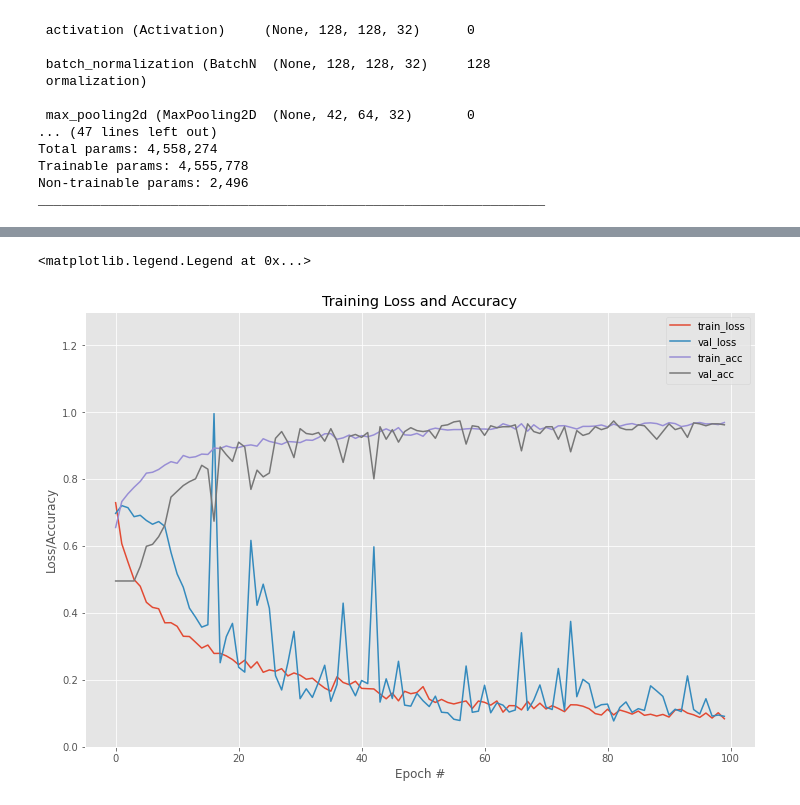
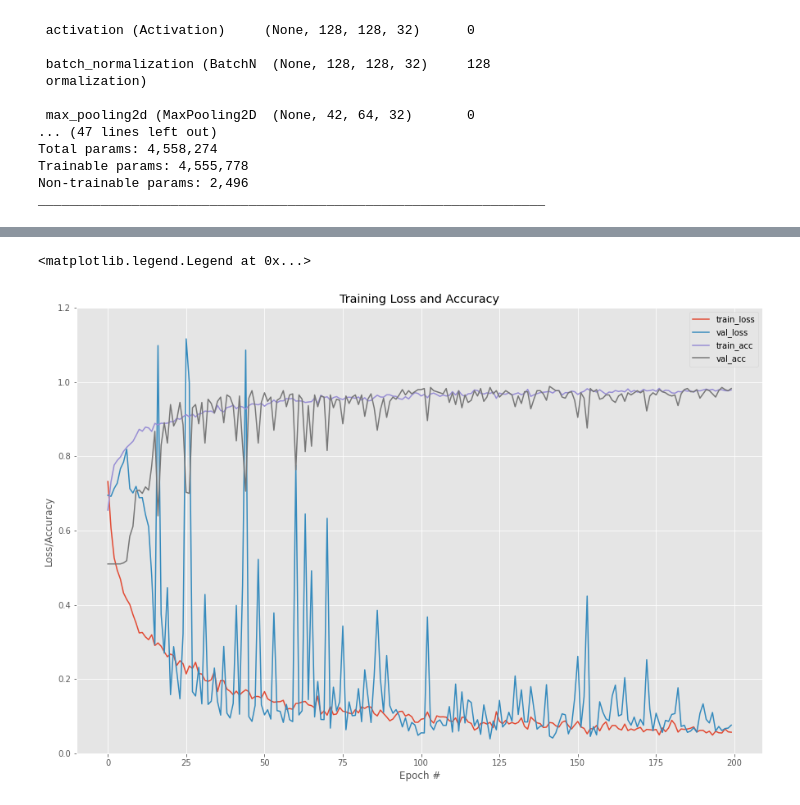
Before and after one commit to Absiinator/lunettes, a Jupyter notebook: gender_prediction.ipynb, the cells around one changed output, grey strips where cells are left out. Cells and saved outputs as stored; diff of their text form; code cells hidden in the pictures.

```diff
--- a/gender_prediction.ipynb
+++ b/gender_prediction.ipynb
@@ -15,7 +15,7 @@ import os
 import glob
 # %%
 # initial parameters
-epochs = 100
+epochs = 200
 lr = 1e-4
 batch_size = 64
 img_dims = (128,128,3)
@@ -71,49 +71,34 @@ def build(width, height, depth, classes):
         inputShape = (depth, height, width)
         chanDim = 1
 
-    # The axis that should be normalized, after a Conv2D layer with data_format="channels_first",
-    # set axis=1 in BatchNormalization.
 
-    model.add(Conv2D(16, (3,3), padding="same", input_shape=inputShape))
+    model.add(Conv2D(32, (5,5), padding="same", input_shape=inputShape))
     model.add(Activation("relu"))
     model.add(BatchNormalization(axis=chanDim))
-    model.add(MaxPooling2D(pool_size=(3,3)))
-
-    model.add(Conv2D(16, (3,3), padding="same"))
-    model.add(Activation("relu"))
-    model.add(BatchNormalization(axis=chanDim))
-
-
-    model.add(Conv2D(32, (3,3), padding="same"))
-    model.add(Activation("relu"))
-    model.add(BatchNormalization(axis=chanDim))
-    model.add(MaxPooling2D(pool_size=(3,3)))
-
-    model.add(Conv2D(32, (3,3), padding="same"))
-    model.add(Activation("relu"))
-    model.add(BatchNormalization(axis=chanDim))
-
+    model.add(MaxPooling2D(pool_size=(3,2)))
 
     model.add(Conv2D(64, (3,3), padding="same"))
     model.add(Activation("relu"))
     model.add(BatchNormalization(axis=chanDim))
+    model.add(MaxPooling2D(pool_size=(3,2)))
 
-    model.add(Conv2D(64, (3,3), padding="same"))
+    model.add(Conv2D(128, (3,3), padding="same"))
     model.add(Activation("relu"))
     model.add(BatchNormalization(axis=chanDim))
-    model.add(MaxPooling2D(pool_size=(2,2)))
+    model.add(MaxPooling2D(pool_size=(3,2)))
+
 
     model.add(Flatten())
 
     model.add(Dense(512))
     model.add(Activation("relu"))
     model.add(BatchNormalization())
-    model.add(Dropout(0.1))
+    model.add(Dropout(0.2))
 
     model.add(Dense(512))
     model.add(Activation("relu"))
     model.add(BatchNormalization())
-    model.add(Dropout(0.1))
+    model.add(Dropout(0.2))
 
     model.add(Dense(classes))
     model.add(Activation("sigmoid"))
@@ -231,24 +170,21 @@ Epoch 100/100
 # %%
 # plot training/validation loss/accuracy
 plt.style.use("ggplot")
-plt.figure(figsize=(12, 8))
+plt.figure(figsize=(15, 10))
 N = epochs
 plt.plot(np.arange(0,N), H.history["loss"], label="train_loss")
 plt.plot(np.arange(0,N), H.history["val_loss"], label="val_loss")
 plt.plot(np.arange(0,N), H.history["accuracy"], label="train_acc")
 plt.plot(np.arange(0,N), H.history["val_accuracy"], label="val_acc")
 
-plt.ylim([0, 1.3])
+plt.ylim([0, 1.2])
 plt.title("Training Loss and Accuracy")
 plt.xlabel("Epoch #")
 plt.ylabel("Loss/Accuracy")
 plt.legend(loc="upper right")
-
-# save plot to disk
-#plt.savefig('plot.png')
 # %% [output]
 <matplotlib.legend.Legend at 0x...>
-[figure, old version]
+[figure, new version]
 # %%
 model.evaluate(testX, testY, verbose=1)
 # %% [output]
```
Also changed, not shown: parts of 6 cells of this notebook, 14 other files.
